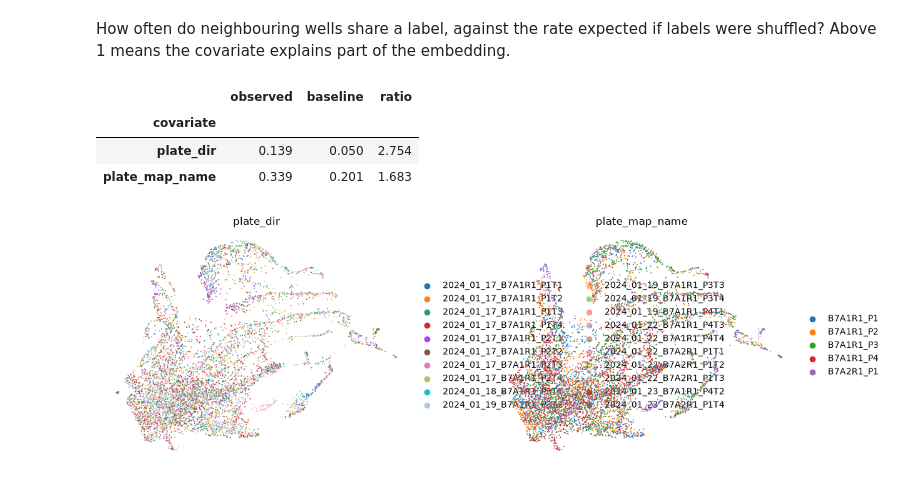
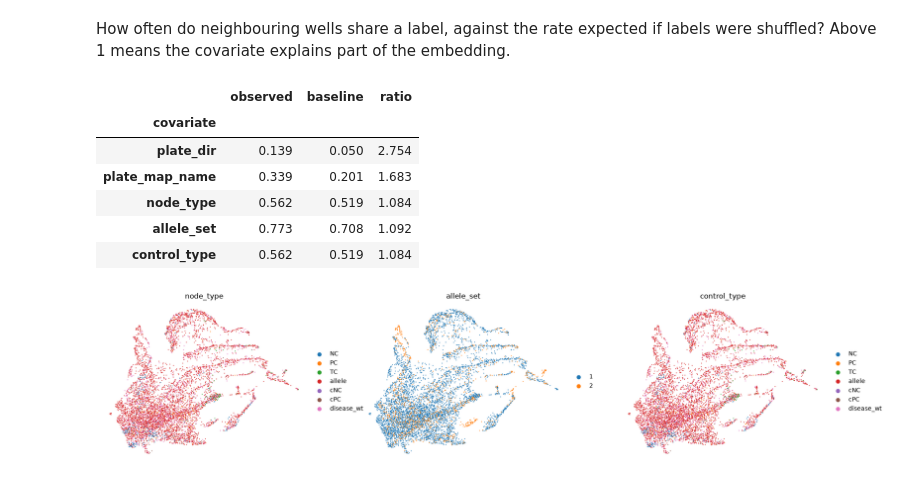
Before and after one commit to scverse/cell-painting-io, a Jupyter notebook: varchamp_to_anndata.ipynb, the cells around one changed output. Saved outputs shown, nothing was run; the diff lists cells and outputs as text; code cells hidden in the pictures.

```diff
--- a/varchamp_to_anndata.ipynb
+++ b/varchamp_to_anndata.ipynb
@@ -102,13 +108,17 @@ sc.tl.umap(adata)
 How often do neighbouring wells share a label, against the rate expected if labels were shuffled?
 Above 1 means the covariate explains part of the embedding.
 # %%
-cpio.neighbour_enrichment(adata, present(["plate_dir", "plate_map_name"]))
+cpio.neighbour_enrichment(adata, present(["plate_dir", "plate_map_name", "node_type", "allele_set", "control_type"]))
 # %% [output]
 |  | observed | baseline | ratio |
 | covariate |  |  |  |
 | plate_dir | 0.139 | 0.050 | 2.754 |
 | plate_map_name | 0.339 | 0.201 | 1.683 |
+| node_type | 0.562 | 0.519 | 1.084 |
+| allele_set | 0.773 | 0.708 | 1.092 |
+| control_type | 0.562 | 0.519 | 1.084 |
 # %%
-sc.pl.umap(adata, color=present(["plate_dir", "plate_map_name", "Count_Cells"])[:3], ncols=3, frameon=False, size=8)
+colours = present(["node_type", "allele_set", "control_type"])[:3] or None
+sc.pl.umap(adata, color=colours, ncols=3, frameon=False, size=8)
 # %% [output]
-[figure, old version]
+[figure, new version]
```
Also changed, not shown: parts of 2 cells of this notebook, 13 other files.
